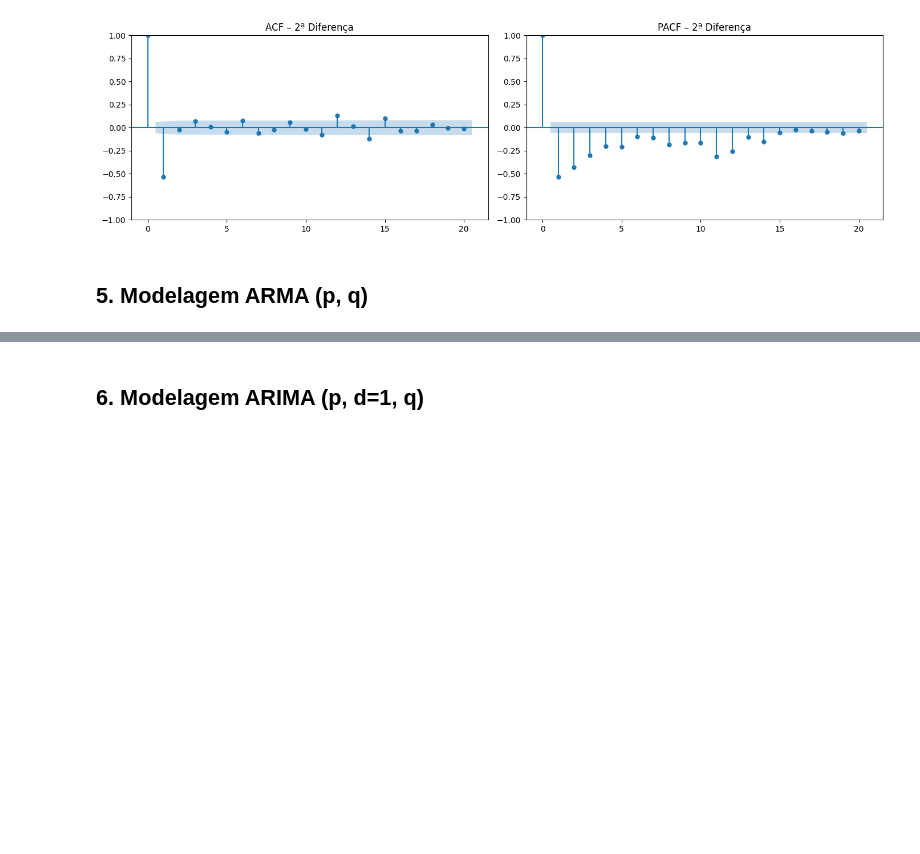
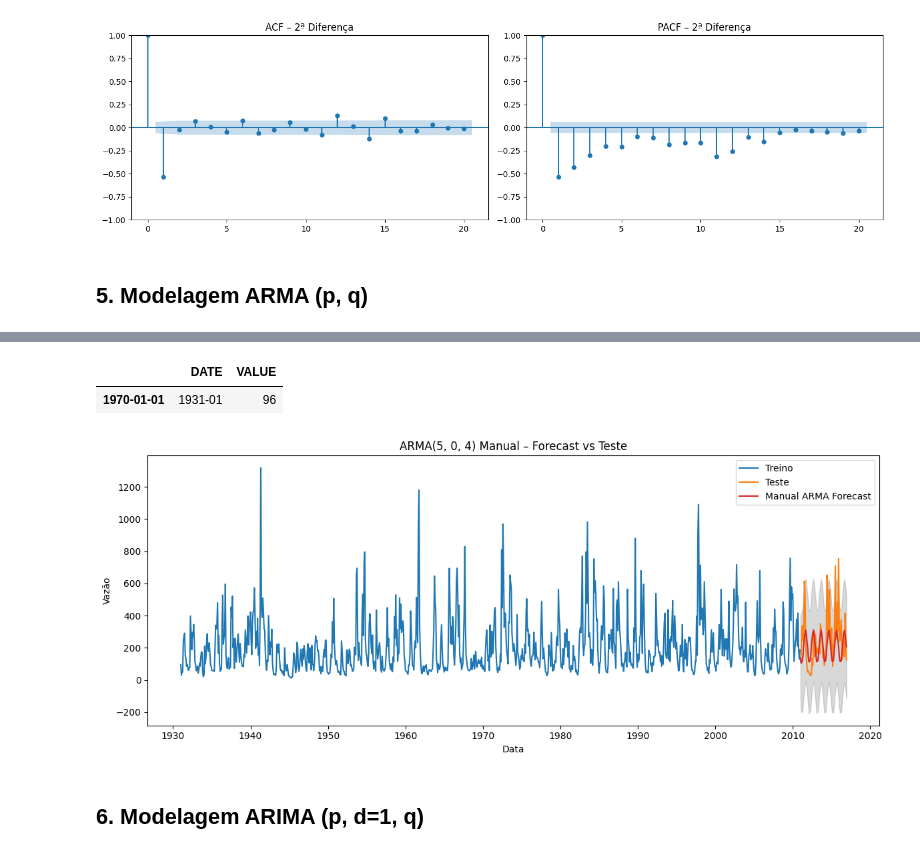
Before and after one commit to LucasMacieel/Modelagem_Analitica, a Jupyter notebook: passos_real_analysis.ipynb, the cells around one changed output, grey strips where cells are left out. Drawn from its saved outputs; the diff is of its cells as text; code cells hidden in the pictures; blank space fills up the shorter version.

Commit message:
arma OK

```diff
--- a/passos_real_analysis.ipynb
+++ b/passos_real_analysis.ipynb
@@ -231,3 +273,60 @@ for nome, serie in [
+# %%
+# --------------------------------------------------
+# Ajuste ARMA(p,0,q) via SARIMAX e Forecast limpo
+# Treino: 1931–2010 | Teste: 2011–2016
+# --------------------------------------------------
+import pandas as pd
+import matplotlib.pyplot as plt
+from statsmodels.tsa.statespace.sarimax import SARIMAX
+
+# 1) Prepare uma cópia limpa e com freq mensal
+df_model = df.copy()
+df_model.index = pd.to_datetime(df_model.index)      # já deve ser 'YYYY-MM'
+df_model = df_model.asfreq('MS')                     # MS = Month Start :contentReference[oaicite:1]{index=1}
+
+df_model.head()
+# %% [output]
+|  | DATE | VALUE |
+| 1970-01-01 | 1931-01 | 96 |
+# %%
+# 1) Cópia do df e configuração do índice
+df_model = df.copy()
+df_model['DATE'] = pd.to_datetime(df_model['DATE'], format='%Y-%m')
+df_model.set_index('DATE', inplace=True)
+df_model.index = pd.DatetimeIndex(df_model.index.values, freq='MS')
+
+# 2) Split Treino (1931–2010) / Teste (2011–2016)
+train = df_model['VALUE']['1931-01-01':'2010-12-01']
+test  = df_model['VALUE']['2011-01-01':'2016-12-01']
+
+# --------------------------
+# 3) Modelo ARMA usando o ARIMA, assim como na documentação:
+# https://www.statsmodels.org/dev/examples/notebooks/generated/tsa_arma_0.html
+# --------------------------
+manual_model = ARIMA(train, order=(5, 0, 4)).fit()
+
+# Forecast sobre o teste
+manual_fc_obj = manual_model.get_forecast(steps=len(test))
+manual_fc     = manual_fc_obj.predicted_mean
+manual_ci     = manual_fc_obj.conf_int(alpha=0.05)
+
+# Plot Forecast vs Teste
+plt.figure(figsize=(12, 5))
+plt.plot(train, label='Treino')
+plt.plot(test,  label='Teste')
+plt.plot(manual_fc, label='Manual ARMA Forecast', color='tab:red')
+plt.fill_between(manual_ci.index,
+                 manual_ci.iloc[:,0],
+                 manual_ci.iloc[:,1],
+                 color='gray', alpha=0.3)
+plt.title('ARMA(5, 0, 4) Manual – Forecast vs Teste')
+plt.xlabel('Data')
+plt.ylabel('Vazão')
+plt.legend()
+plt.tight_layout()
+plt.show()
+# %% [output]
+[figure, added]
 # %% [markdown]
 ## 6. Modelagem ARIMA (p, d=1, q)
 # %%
```
Also changed, not shown: parts of 4 cells of this notebook.
